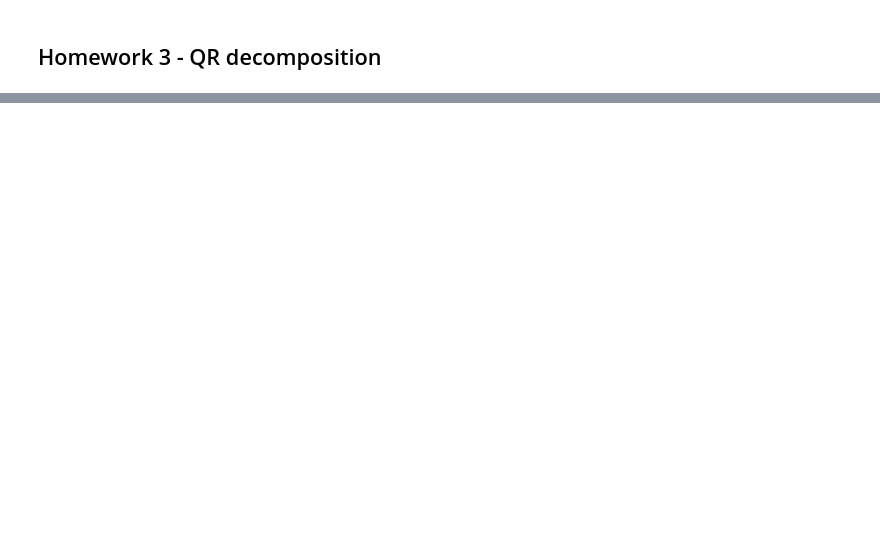
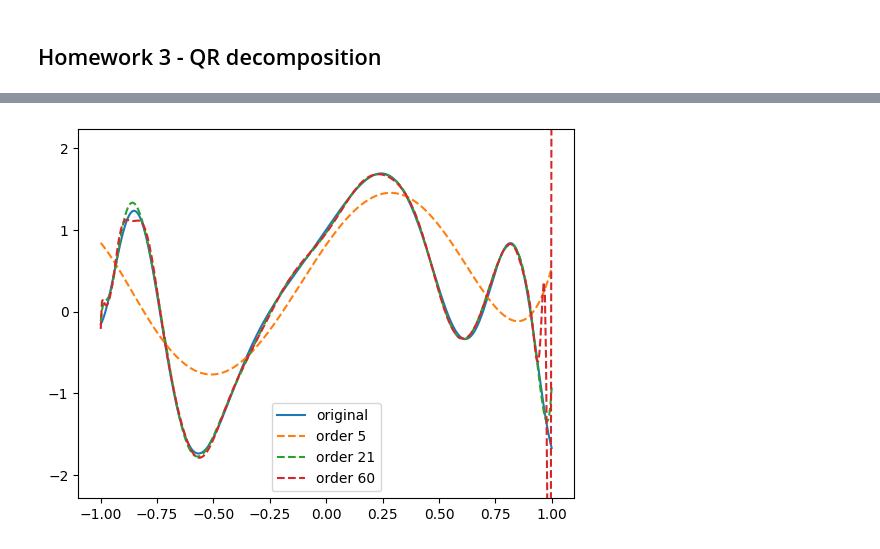
Before and after one commit to joaompereira/joaompereira.github.io, a Jupyter notebook: uploads/ALA24_notebook_QR.ipynb, the cells around one changed output, grey strips where cells are left out. Drawn from its saved outputs; the diff is of its cells as text; code cells hidden in the pictures; blank space fills up the shorter version.

```diff
--- a/uploads/ALA24_notebook_QR.ipynb
+++ b/uploads/ALA24_notebook_QR.ipynb
@@ -57,0 +116,24 @@ for i, alg in enumerate([scp.linalg.qr, QR_by_Gram_Schmidt_Orthogonalization]):
+# %%
+def least_square_poly_fit(y_s, x_s, n):
+
+    # The number of columns of A is n+1
+    # The number of coefficients of a polynomial of degree n is n+1
+    A = np.zeros((x_s.shape[0], n+1))
+
+    # Build the matrix A from the data here
+
+    return scp.linalg.solve(some_matrix, some_vector)
+# %%
+plt.plot(x, np.sin(4*x) + np.cos(9 * x * x), label='original')
+ax = plt.gca()
+ymin, ymax = ax.get_ylim()
+
+for order in [5, 21, 60]:
+    best_poly = least_square_poly_fit(y_s, x_s, order)
+    plt.plot(x, np.vander(x, order+1, increasing=True) @ best_poly,'--', label='order ' + str(order))
+
+ax.set_ylim([1.1 * ymin - .1 * ymax, 1.1 * ymax - .1 * ymin])
+plt.legend()
+plt.show()
+# %% [output]
+[figure, added]
```
Also changed, not shown: parts of 17 cells of this notebook, 11 other files.
